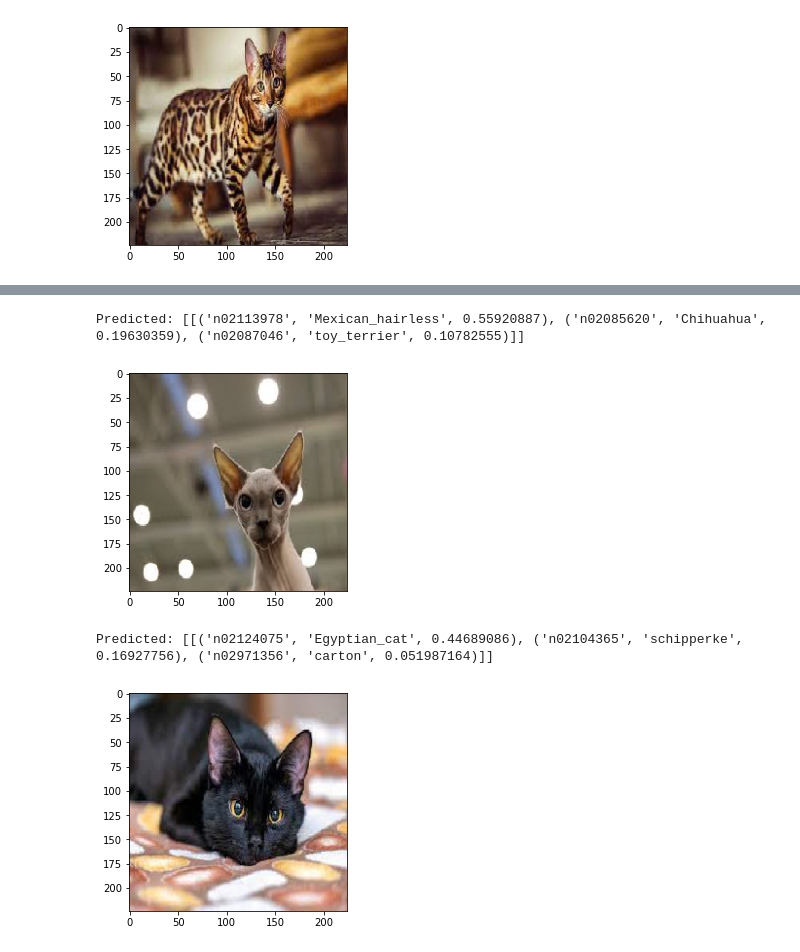
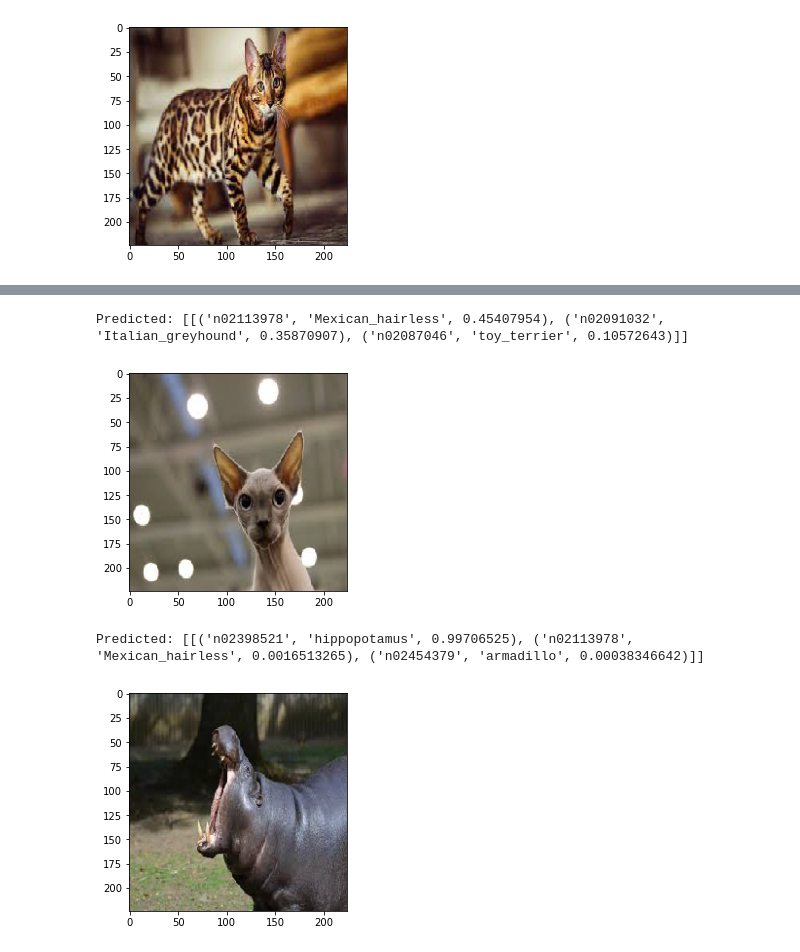
Before and after one commit to jalonzoajordan/Project-4, a Jupyter notebook: imagerecognition.ipynb, the cells around one changed output, grey strips where cells are left out. Cells and saved outputs as stored; diff of their text form; code cells hidden in the pictures.

Commit message:
set up models

```diff
--- a/imagerecognition.ipynb
+++ b/imagerecognition.ipynb
@@ -49,0 +66,14 @@ Predicted: [[('n02124075', 'Egyptian_cat', 0.68266344), ('n02128925', 'jaguar',
+# %%
+from tensorflow.keras.applications.resnet50 import ResNet50
+
+model = ResNet50(weights='imagenet')
+
+def predict(image_path):
+    """Use ResNet50 to label image"""
+    img = image.load_img(image_path, target_size=image_size)
+    x = image.img_to_array(img)
+    x = np.expand_dims(x, axis=0)
+    x = preprocess_input(x)
+    predictions = model.predict(x)
+    plt.imshow(img)
+    print('Predicted:', decode_predictions(predictions, top=3))
@@ -51,11 +91,11 @@ Predicted: [[('n02124075', 'Egyptian_cat', 0.68266344), ('n02128925', 'jaguar',
 image_path = os.path.join("images", "sphinx.jpg")
 predict(image_path)
 # %% [output]
-Predicted: [[('n02113978', 'Mexican_hairless', 0.55920887), ('n02085620', 'Chihuahua', 0.19630359), ('n02087046', 'toy_terrier', 0.10782555)]]
+Predicted: [[('n02113978', 'Mexican_hairless', 0.45407954), ('n02091032', 'Italian_greyhound', 0.35870907), ('n02087046', 'toy_terrier', 0.10572643)]]
 [figure]
 # %%
-image_path = os.path.join("images", "blackcat.jpg")
+image_path = os.path.join("images", "hippo.jpg")
 predict(image_path)
 # %% [output]
-Predicted: [[('n02124075', 'Egyptian_cat', 0.44689086), ('n02104365', 'schipperke', 0.16927756), ('n02971356', 'carton', 0.051987164)]]
+Predicted: [[('n02398521', 'hippopotamus', 0.99706525), ('n02113978', 'Mexican_hairless', 0.0016513265), ('n02454379', 'armadillo', 0.00038346642)]]
-[figure, old version]
+[figure, new version]
```
Also changed, not shown: parts of 15 cells of this notebook, 6 other files.
